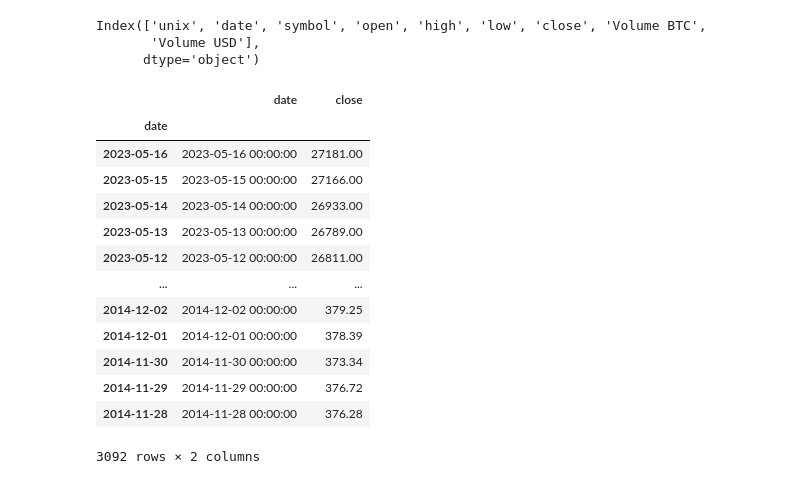
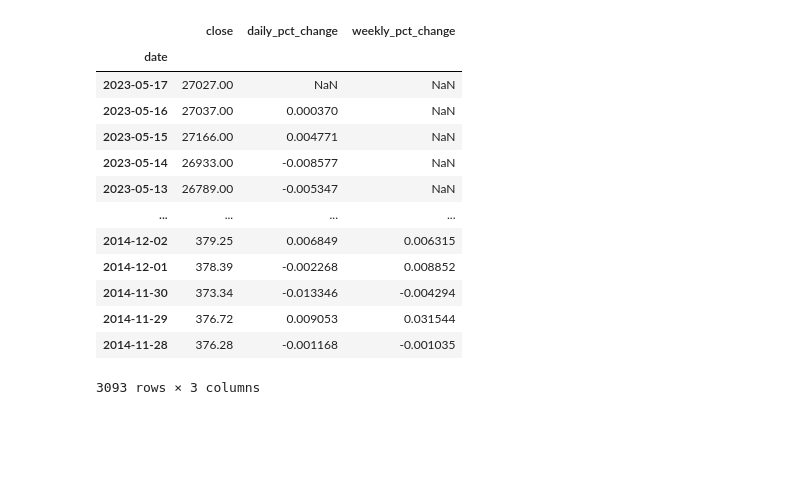
Before and after one commit to k3ith99/Classification101, a Jupyter notebook: crypto_data.ipynb, the cells around one changed output. Saved outputs shown, nothing was run; the diff lists cells and outputs as text; code cells hidden in the pictures; blank space fills up the shorter version.

```diff
--- a/crypto_data.ipynb
+++ b/crypto_data.ipynb
@@ -52,33 +16,26 @@ response.text
 # %%
-x = pd.read_csv('testing.csv', header= 1, parse_dates = True)
+#pull data from csv and organise it into desired dataframe
+x = pd.read_csv('testing.csv', header= 1,)
 df2 = pd.DataFrame(x)
 df2.index = pd.to_datetime(df2['date'])
-df2.columns
+df3 = pd.DataFrame(df2['close'])
+daily_pct_change = df3['close'].pct_change()
+df3['daily_pct_change'] = daily_pct_change
+weekly_pct_change = df3['close'].pct_change(periods = 5)
+df3["weekly_pct_change"] = weekly_pct_change
+df3
 # %% [output]
+|  | close | daily_pct_change | weekly_pct_change |
+| date |  |  |  |
+| 2023-05-17 | 27027.00 | NaN | NaN |
+| 2023-05-16 | 27037.00 | 0.000370 | NaN |
+| 2023-05-15 | 27166.00 | 0.004771 | NaN |
+| 2023-05-14 | 26933.00 | -0.008577 | NaN |
+| 2023-05-13 | 26789.00 | -0.005347 | NaN |
+| ... | ... | ... | ... |
+| 2014-12-02 | 379.25 | 0.006849 | 0.006315 |
+| 2014-12-01 | 378.39 | -0.002268 | 0.008852 |
+| 2014-11-30 | 373.34 | -0.013346 | -0.004294 |
+| 2014-11-29 | 376.72 | 0.009053 | 0.031544 |
+| 2014-11-28 | 376.28 | -0.001168 | -0.001035 |
-Index(['unix', 'date', 'symbol', 'open', 'high', 'low', 'close', 'Volume BTC',
-       'Volume USD'],
-      dtype='object')
+3093 rows × 3 columns
-# %%
-#include date, close, pct change as its own df
-#new_df2 = pd.DataFrame(df2[['date', 'close']])
-#new_df2 = new_df2.sort_index(ascending=False).reset_index(drop = True)
-#pct_change = new_df2['close'].pct_change().dropna().reset_index(drop = True)
-#new_df2['percentage change'] = pct_change
-#new_df2 = new_df2.set_index('date')
-#new_df2.index = pd.to_datetime(new_df2['date'])
-new_df2
-# %% [output]
-|  | date | close |
-| date |  |  |
-| 2023-05-16 | 2023-05-16 00:00:00 | 27181.00 |
-| 2023-05-15 | 2023-05-15 00:00:00 | 27166.00 |
-| 2023-05-14 | 2023-05-14 00:00:00 | 26933.00 |
-| 2023-05-13 | 2023-05-13 00:00:00 | 26789.00 |
-| 2023-05-12 | 2023-05-12 00:00:00 | 26811.00 |
-| ... | ... | ... |
-| 2014-12-02 | 2014-12-02 00:00:00 | 379.25 |
-| 2014-12-01 | 2014-12-01 00:00:00 | 378.39 |
-| 2014-11-30 | 2014-11-30 00:00:00 | 373.34 |
-| 2014-11-29 | 2014-11-29 00:00:00 | 376.72 |
-| 2014-11-28 | 2014-11-28 00:00:00 | 376.28 |
-3092 rows × 2 columns
```
Also changed, not shown: parts of 14 cells of this notebook, 4 other files.
